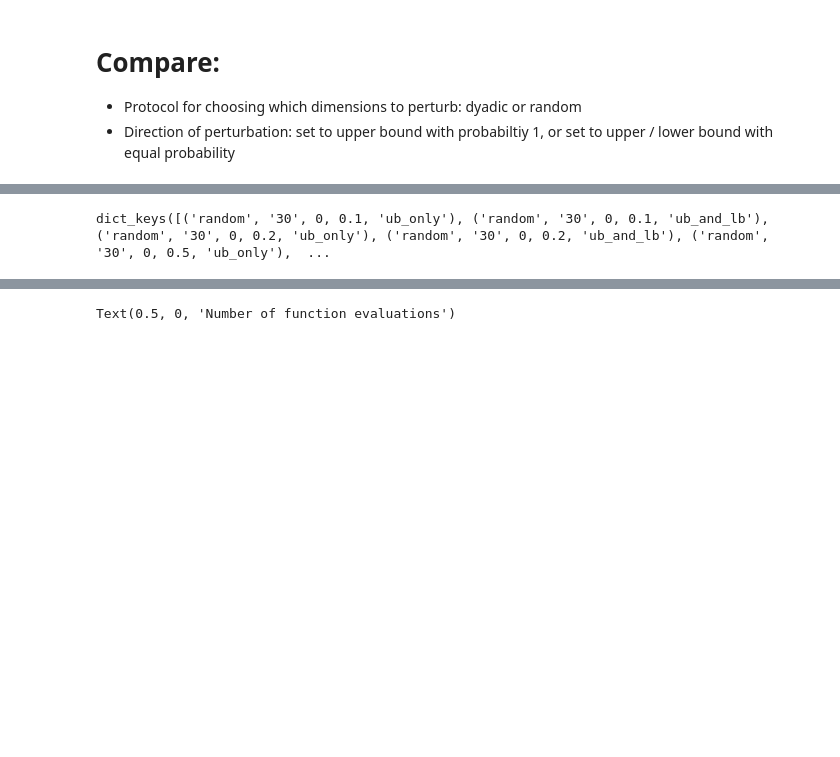
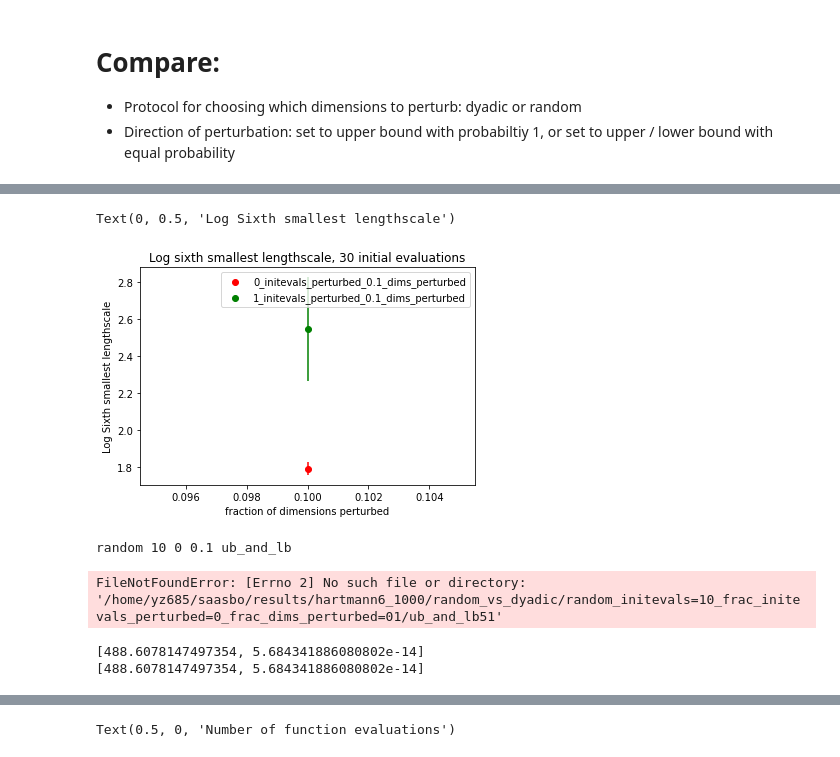
Before and after one commit to zyyjjj/saasbo, a Jupyter notebook: plot_new.ipynb, the cells around one changed output, grey strips where cells are left out. Cells and saved outputs as stored; diff of their text form; code cells hidden in the pictures; blank space fills up the shorter version.

```diff
--- a/plot_new.ipynb
+++ b/plot_new.ipynb
@@ -79,11 +179,35 @@ combinations = itertools.product(perturb_dims_policies, n_initevals_list, fracs_
+# %%
+color = ['r', 'g', 'b', 'orange', 'y']
+
+for fdp in fracs_dims_perturbed:
+
+    for fip, c in zip(fracs_initevals_perturbed, color):
+
+        mean, sd = lengthscale_quantiles[('random', n_initevals, fip , fdp, 'ub_and_lb')]
+        plt.scatter(fdp, mean, c=c, label = str(fip) + '_initevals_perturbed_' + str(fdp) + '_dims_perturbed')
+        plt.errorbar(fdp, mean, sd, c=c)
+plt.legend(bbox_to_anchor=(1, 1))
+plt.title('Log sixth smallest lengthscale, {} initial evaluations'.format(n_initevals))
+plt.xlabel('fraction of dimensions perturbed')
+plt.ylabel('Log Sixth smallest lengthscale')
+# %% [output]
+Text(0, 0.5, 'Log Sixth smallest lengthscale')
+[figure, added]
 # %%
+# now plot objective value
+
+combinations = itertools.product(perturb_dims_policies, n_initevals_list, fracs_initevals_perturbed, fracs_dims_perturbed, perturb_directions)
+# TODO: why do I have to re-define the combinations iterable???
+
 start = 3
 
-lengthscale_quantiles = {}
+objective_values = {}
 
 for perturb_dim_policy, n_initevals, frac_initevals_perturbed, frac_dims_perturbed, perturb_direction in combinations:
 
-    qs = []
+    print(perturb_dim_policy, n_initevals, frac_initevals_perturbed, frac_dims_perturbed, perturb_direction)
+
+    ys = []
 
     frac_initevals_perturbed_str = str(frac_initevals_perturbed).replace('.', '')
     frac_dims_perturbed_str = str(frac_dims_perturbed).replace('.', '')
@@ -94,24 +218,20 @@ for perturb_dim_policy, n_initevals, frac_initevals_perturbed, frac_dims_perturb
                 '_frac_dims_perturbed=' + frac_dims_perturbed_str + '/' + perturb_direction + str(trial)
 
         results = torch.load(file)
-        q, c, v = get_lengthscale_stats(np.expand_dims(results['median_lengthscales'][0], 0), thres = 5)
-        qs.append(q)
+        # print(np.min(results['Y']))
+        ys.append(np.min(results['Y']))
 
-    q_mean, q_sd = process_multiple_trials(qs, log_transform = True)
-    lengthscale_quantiles[(perturb_dim_policy, n_initevals, frac_initevals_perturbed, frac_dims_perturbed, perturb_direction)] = [q_mean, q_sd]
-
-#     plt.plot(np.arange(3, len(q_mean)), q_mean[start:])
-#     plt.fill_between(
-#         np.arange(3, len(q_mean)),
-#         q_mean[start:] - 2*q_sd[start:],
-#         q_mean[start:] + 2*q_sd[start:],
-#         alpha = 0.3,
-#         label = perturb_dim_policy + '_' + perturb_direction
-#     )
-# plt.legend(bbox_to_anchor=(1, 1))
-# plt.title('Log sixth smallest lengthscale in '+problem)
+    # y_mean, y_sd = process_multiple_trials(ys, log_transform = False)
+    y_mean, y_sd = np.mean(ys), np.std(ys)
+    print(y_mean, y_sd)
+    objective_values[(perturb_dim_policy, n_initevals, frac_initevals_perturbed, frac_dims_perturbed, perturb_direction)] = [y_mean, y_sd]
+# %% [output]
+random 10 0 0.1 ub_and_lb
+FileNotFoundError: [Errno 2] No such file or directory: '/home/yz685/saasbo/results/hartmann6_1000/random_vs_dyadic/random_initevals=10_frac_initevals_perturbed=0_frac_dims_perturbed=01/ub_and_lb51'
-# %%
-print(lengthscale_quantiles.keys())
-# %% [output]
-dict_keys([('random', '30', 0, 0.1, 'ub_only'), ('random', '30', 0, 0.1, 'ub_and_lb'), ('random', '30', 0, 0.2, 'ub_only'), ('random', '30', 0, 0.2, 'ub_and_lb'), ('random', '30', 0, 0.5, 'ub_only'),  ...
+# %%
+for k in objective_values.keys():
+    print(objective_values[k])
+# %% [output]
+[488.6078147497354, 5.684341886080802e-14]
+[488.6078147497354, 5.684341886080802e-14]
 # %%
```
Also changed, not shown: parts of 12 cells of this notebook, 6 other files.
